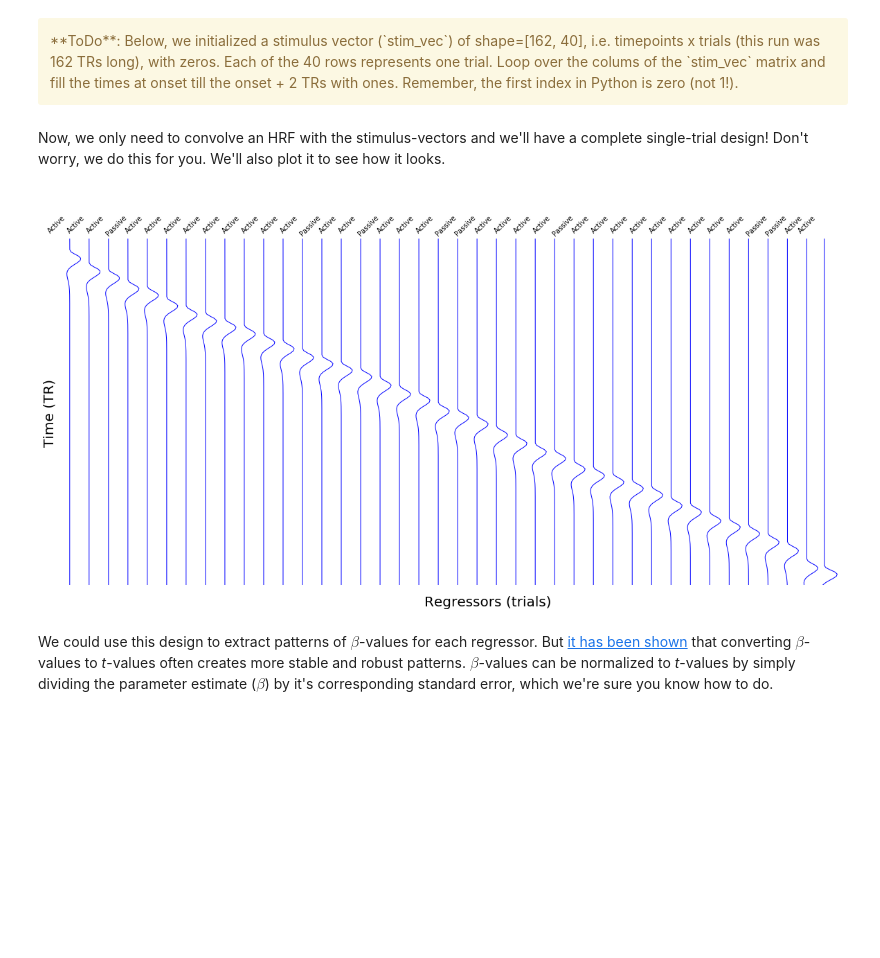
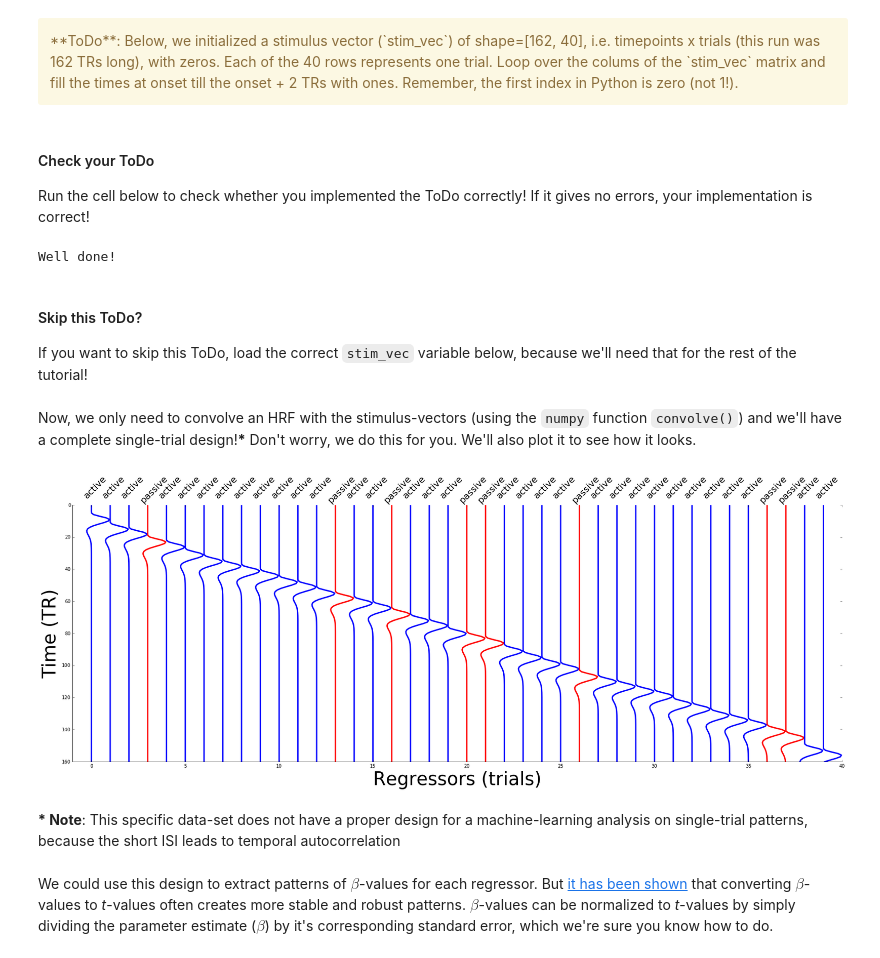
Before and after one commit to lukassnoek/ICON2017, a Jupyter notebook: tutorial/ICON2017_tutorial.ipynb, the cells around one changed output. Cells and saved outputs as stored; diff of their text form; code cells hidden in the pictures; blank space fills up the shorter version.

Commit message:
Change plots

```diff
--- a/tutorial/ICON2017_tutorial.ipynb
+++ b/tutorial/ICON2017_tutorial.ipynb
@@ -111,8 +114,9 @@ plt.style.use('classic')
 # The onset times are loaded as pandas dataframe with three columns:
 # onset times (in seconds) (column 1), durations (column 2), and conditions (column 3).
 # N.B.: condition 0 = passive, condition 1 = active
-onsets = pd.read_csv(op.join('example_data', 'onsets.csv'), sep='\t', names=['onset', 'duration', 'trial_type'])
-onsets
+stim_info = pd.read_csv(op.join('example_data', 'onsets.csv'), sep='\t',
+                        names=['onset', 'duration', 'trial_type'])
+stim_info
 # %% [output]
 |  | onset | duration | trial_type |
 | 0 | 8 | 6 | 1 |
@@ -134,7 +138,7 @@ onsets
 # %% [markdown]
 Remember, the onsets (and duration) are here defined in seconds (not TRs). Let's assume that the fMRI-run has a TR of 2. Now, we can convert (very easily!) the onsets/durations-in-seconds to onsets/durations-in-TRs.
 # %%
-onsets[['onset', 'duration']] = (onsets[['onset', 'duration']] / 2).astype(int)
+stim_info[['onset', 'duration']] = (stim_info[['onset', 'duration']] / 2).astype(int)
 # %% [markdown]
 To perform the first-level analysis, for each regressor (trial) we need to create a regressor of zeros and ones, in which the ones represent the moments in which the particular trial was presented. Let's assume that our moment of interest is the encoding phase, which lasts only 2 seconds; we thus can model it as an "impulse".
 
@@ -155,26 +159,47 @@ for itrial in range(n_trials):
     stim_vec[idx, itrial] = 1
+# %% [markdown]
+#### Check your ToDo
+Run the cell below to check whether you implemented the ToDo correctly! If it gives no errors, your implementation is correct!
+# %%
+np.testing.assert_array_equal(stim_vec, np.load('example_data/stim_vec.npy'))
+print("Well done!")
+# %% [output]
+Well done!
+# %% [markdown]
+#### Skip this ToDo?
+If you want to skip this ToDo, load the correct `stim_vec` variable below, because we'll need that for the rest of the tutorial!
+# %%
+stim_vec = np.load('example_data/stim_vec.npy')
 # %% [markdown]
-Now, we only need to convolve an HRF with the stimulus-vectors and we'll have a complete single-trial design! Don't worry, we do this for you. We'll also plot it to see how it looks.
+Now, we only need to convolve an HRF with the stimulus-vectors (using the `numpy` function `convolve()`) and we'll have a complete single-trial design!**\*** Don't worry, we do this for you. We'll also plot it to see how it looks.
 # %%
 from functions import double_gamma
 
-hrf = double_gamma(range(162))
+hrf = double_gamma(np.arange(162))
 
 # List comprehension (fancy for-loop) + stack results back to a matrix
 X = np.vstack([np.convolve(hrf, stim_vec[:, i], 'full')[:162] for i in range(40)]).T
 
-plt.figure(figsize=(20, 10))
+plt.figure(figsize=(30, 10))
 for plot in range(40):
-    plt.subplot(1, 40, plot+1)
-    plt.plot(X[:, plot], range(X.shape[0])[::-1])
-    plt.axis('off')
-    plt.text(-2, 170, 'Active' if onsets['trial_type'][plot] == 1 else 'Passive', rotation=45)
+    is_active = True if onsets['trial_type'][plot] == 1 else False
+    plt.plot(X[:, plot] + plot, np.arange(X.shape[0]), c='blue' if is_active else 'red', lw=3)
+    plt.text(plot - 0.5, -15, 'active' if is_active else 'passive',
+             rotation=45, fontsize=20)
 
-plt.text(-25, -10, 'Regressors (trials)', ha='center', fontsize=20)
-plt.text(-58, 80, 'Time (TR)', va='center', rotation='vertical', fontsize=20)
+plt.ylabel('Time (TR)', fontsize=40)
+plt.xlabel('Regressors (trials)', fontsize=40)
+plt.xlim((-1, 40))
+plt.ylim((0, 160))
+ax = plt.gca()
+ax.spines['right'].set_visible(False)
+ax.spines['top'].set_visible(False)
+ax.invert_yaxis()
 plt.show()
 # %% [output]
-[figure, old version]
+[figure, new version]
+# %% [markdown]
+**\* Note**: This specific data-set does not have a proper design for a machine-learning analysis on single-trial patterns, because the short ISI leads to temporal autocorrelation
 # %% [markdown]
 We could use this design to extract patterns of $\beta$-values for each regressor. But [it has been shown](http://www.sciencedirect.com/science/article/pii/S1053811910007834) that converting $\beta$-values to *t*-values often creates more stable and robust patterns. $\beta$-values can be normalized to *t*-values by simply dividing the parameter estimate ($\beta$) by it's corresponding standard error, which we're sure you know how to do.
 # %% [markdown]
```
Also changed, not shown: parts of 6 cells of this notebook, 1 other file.
